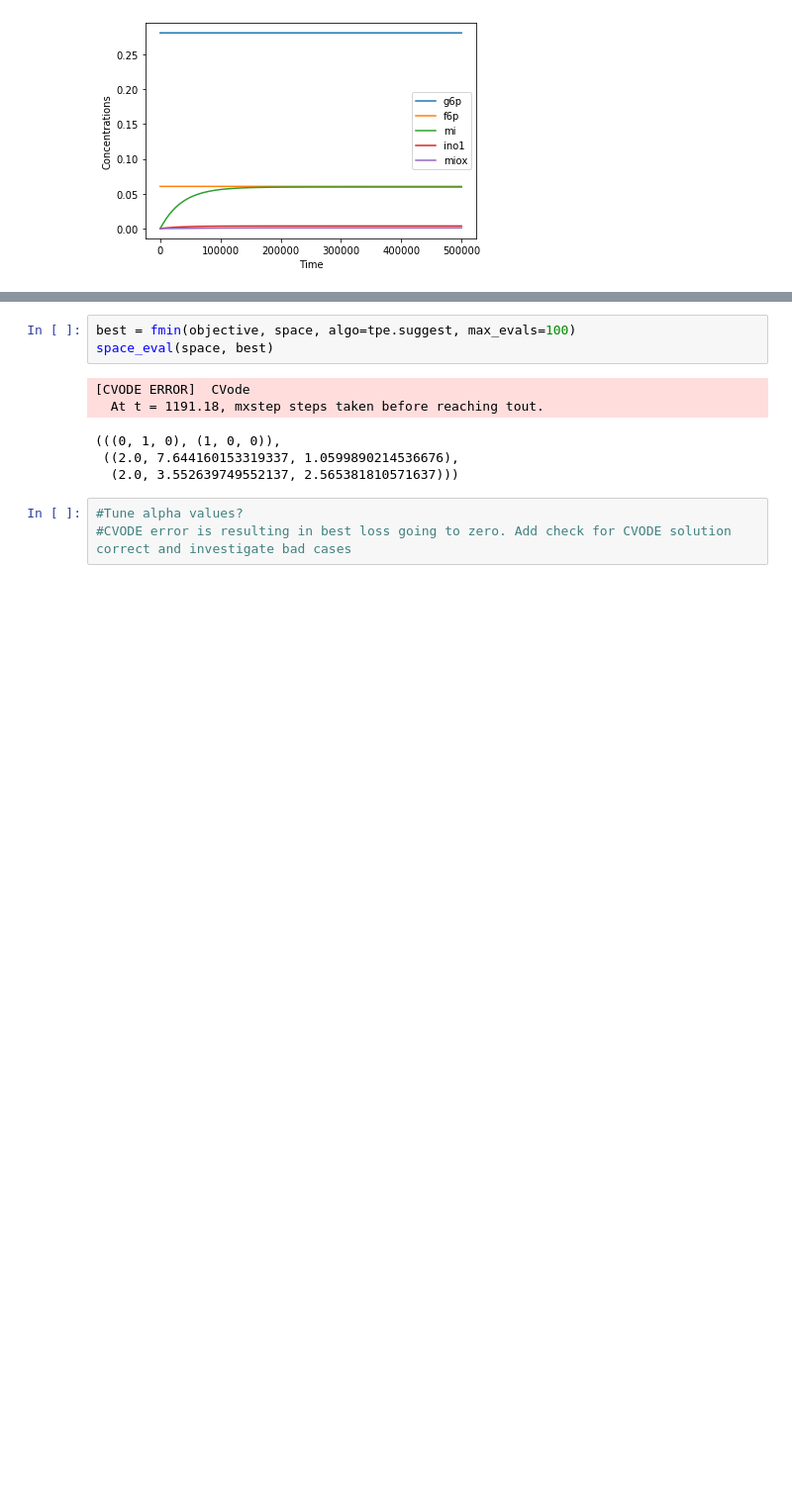
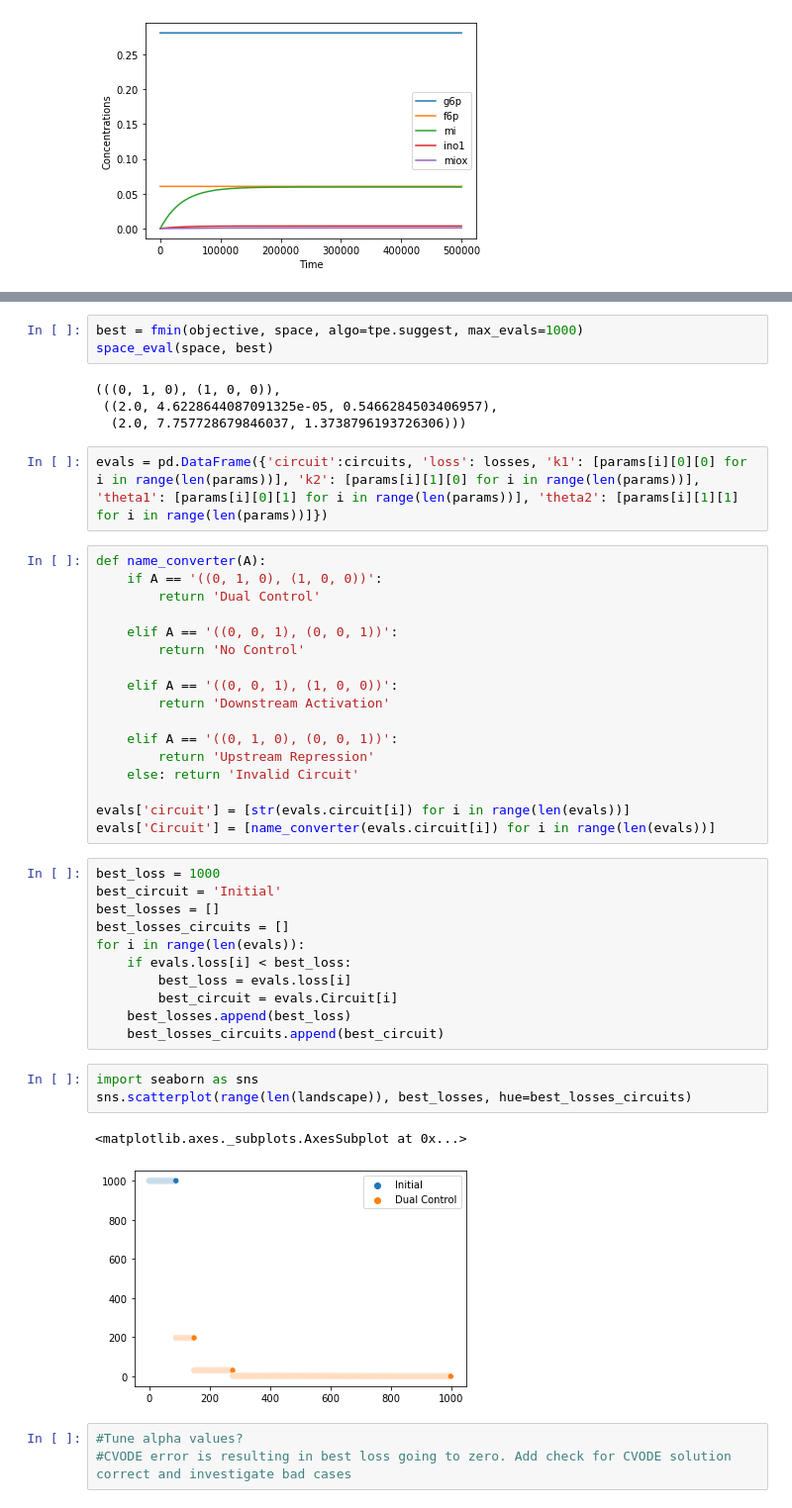
Before and after one commit to cjmerzbacher/msc-thesis, a Jupyter notebook: glucaric_acid_pathway/glucaric_acid_model.ipynb, the cells around one changed output, grey strips where cells are left out. Shown: that part at 99% size. Saved outputs shown, nothing was run; the diff lists cells and outputs as text; blank space fills up the shorter version.

```diff
--- a/glucaric_acid_pathway/glucaric_acid_model.ipynb
+++ b/glucaric_acid_pathway/glucaric_acid_model.ipynb
@@ -210,14 +210,48 @@ def objective(args):
     circuits.append(architecture)
     return loss
 # %%
-best = fmin(objective, space, algo=tpe.suggest, max_evals=100)
+best = fmin(objective, space, algo=tpe.suggest, max_evals=1000)
 space_eval(space, best)
 # %% [output]
-[CVODE ERROR]  CVode
-  At t = 1191.18, mxstep steps taken before reaching tout.
+(((0, 1, 0), (1, 0, 0)),
+ ((2.0, 4.6228644087091325e-05, 0.5466284503406957),
+  (2.0, 7.757728679846037, 1.3738796193726306)))
-(((0, 1, 0), (1, 0, 0)),
- ((2.0, 7.644160153319337, 1.0599890214536676),
-  (2.0, 3.552639749552137, 2.565381810571637)))
+# %%
+evals = pd.DataFrame({'circuit':circuits, 'loss': losses, 'k1': [params[i][0][0] for i in range(len(params))], 'k2': [params[i][1][0] for i in range(len(params))], 'theta1': [params[i][0][1] for i in range(len(params))], 'theta2': [params[i][1][1] for i in range(len(params))]})
+# %%
+def name_converter(A):
+    if A == '((0, 1, 0), (1, 0, 0))':
+        return 'Dual Control'
+
+    elif A == '((0, 0, 1), (0, 0, 1))':
+        return 'No Control'
+
+    elif A == '((0, 0, 1), (1, 0, 0))':
+        return 'Downstream Activation'
+
+    elif A == '((0, 1, 0), (0, 0, 1))':
+        return 'Upstream Repression'
+    else: return 'Invalid Circuit'
+
+evals['circuit'] = [str(evals.circuit[i]) for i in range(len(evals))]
+evals['Circuit'] = [name_converter(evals.circuit[i]) for i in range(len(evals))]
+# %%
+best_loss = 1000
+best_circuit = 'Initial'
+best_losses = []
+best_losses_circuits = []
+for i in range(len(evals)):
+    if evals.loss[i] < best_loss:
+        best_loss = evals.loss[i]
+        best_circuit = evals.Circuit[i]
+    best_losses.append(best_loss)
+    best_losses_circuits.append(best_circuit)
+# %%
+import seaborn as sns
+sns.scatterplot(range(len(landscape)), best_losses, hue=best_losses_circuits)
+# %% [output]
+<matplotlib.axes._subplots.AxesSubplot at 0x...>
+[figure, added]
 # %%
 #Tune alpha values?
 #CVODE error is resulting in best loss going to zero. Add check for CVODE solution correct and investigate bad cases
```
Also changed, not shown: parts of 3 cells of this notebook, 4 other files.
